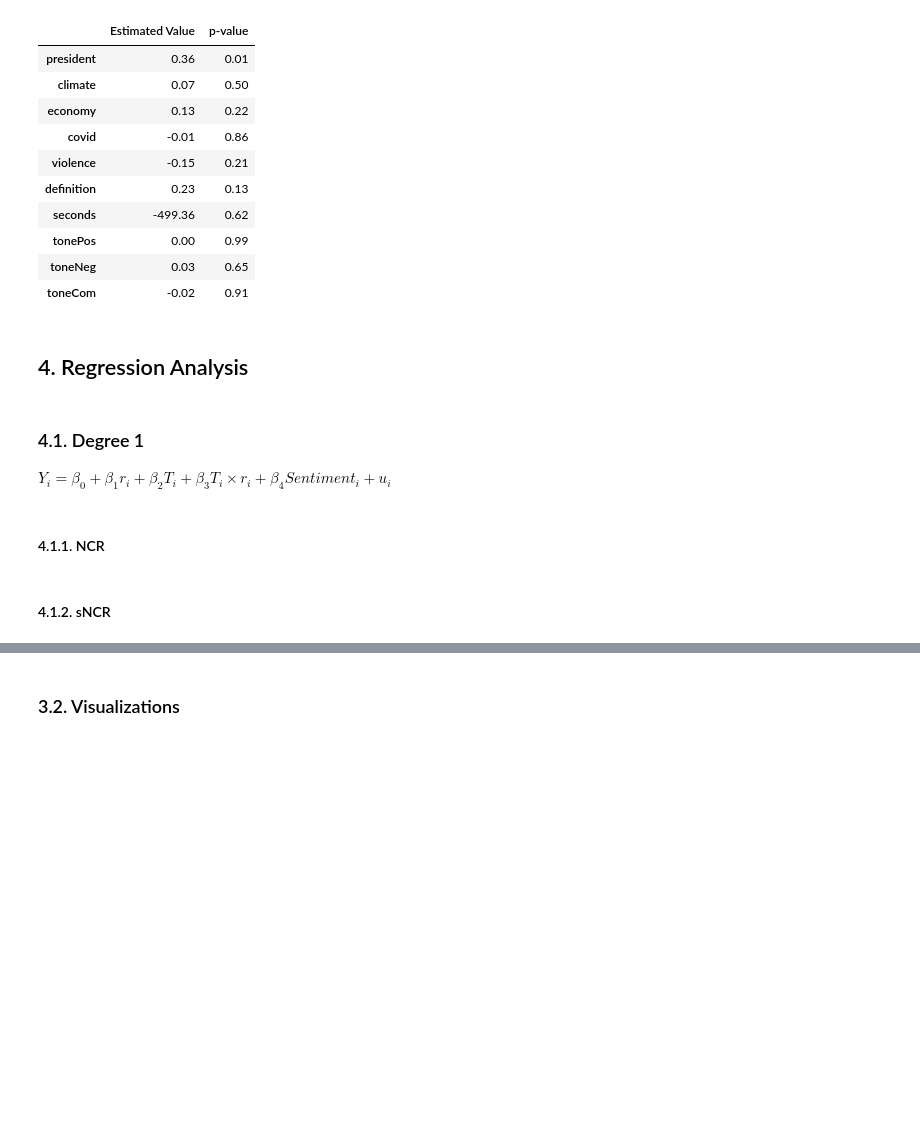
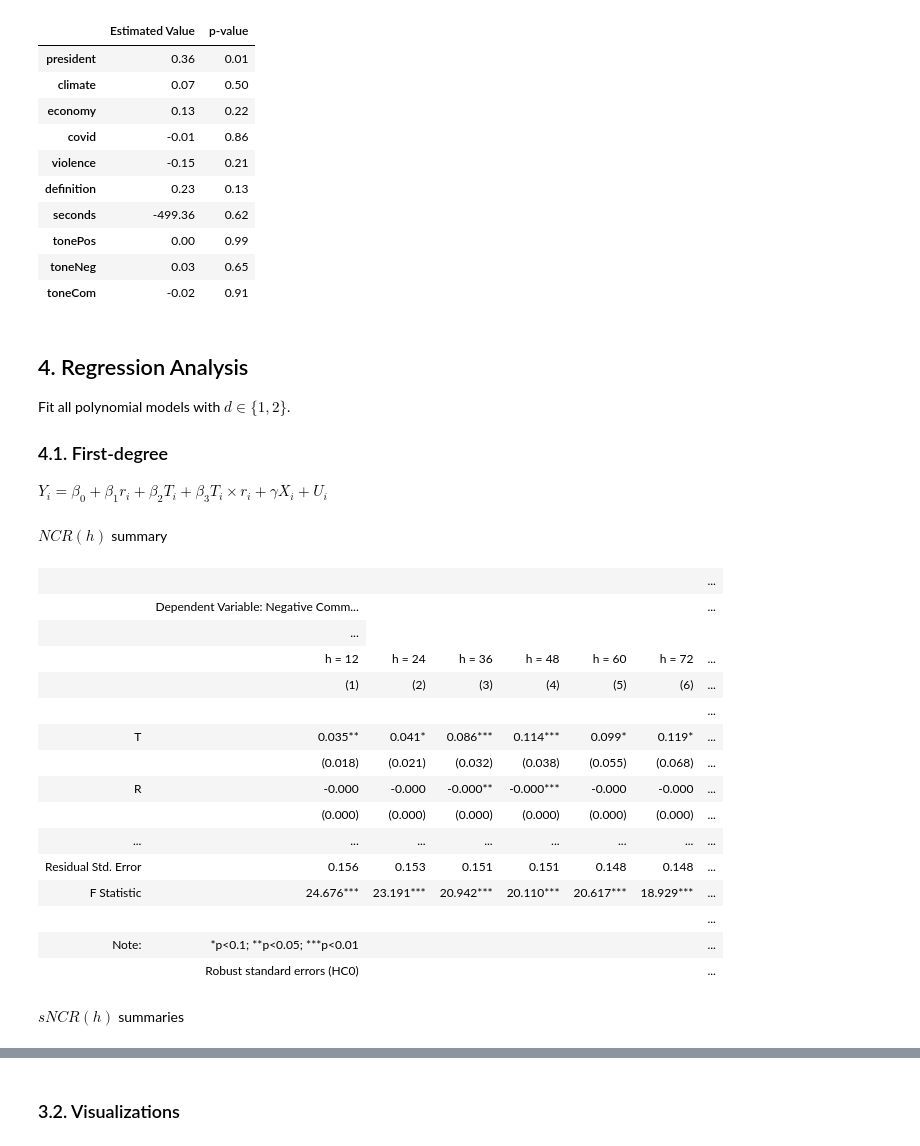
Before and after one commit to ArturoSbr/youtube-dislike-count, a Jupyter notebook: cod/02_analysis/01_analysis.ipynb, the cells around one changed output, grey strips where cells are left out. Drawn from its saved outputs; the diff is of its cells as text; code cells hidden in the pictures; blank space fills up the shorter version.

```diff
--- a/cod/02_analysis/01_analysis.ipynb
+++ b/cod/02_analysis/01_analysis.ipynb
@@ -223,33 +225,54 @@ t.round(2)
 | toneCom | -0.02 | 0.91 |
 # %% [markdown]
 ## 4. Regression Analysis
+Fit all polynomial models with $d \in \{1, 2\}$.
+
+### 4.1. First-degree
+$Y_i = \beta_0 + \beta_1 r_i + \beta_2 T_i + \beta_3 T_i \times r_i + \gamma X_i + U_i$
-# %% [markdown]
-### 4.1. Degree 1
-$Y_i = \beta_0 + \beta_1 r_i + \beta_2 T_i + \beta_3 T_i \times r_i + \beta_4 Sentiment_i + u_i$
-# %% [markdown]
-#### 4.1.1. NCR
 # %%
-X = ['treat','const','r','rTreat','titleSentiment']
-m = df['post12CommentsNum'] > 0
-models = []
+# Minumum number of comments
+mask = df['post12CommentsNum'] > 0
+
+# FIt all models
+d1 = []
 for target in ['ncr1','ncr2']:
     for window in windows:
-        m0 = sm.OLS(endog=df.loc[m, target+window], exog=df.loc[m, X], missing='drop')
-        m0 = m0.fit(cov_type='HC0')
-        models.append(m0)
+        formula = f'{target}{window} ~ treat + r + I(r * treat) + toneNeg'
+        m = sm.OLS.from_formula(formula=formula, data=df[mask]).fit(cov_type='HC0')
+        d1.append(m)
+# %% [markdown]
+$NCR(h)$ summary
 # %%
 # Summaries
-ncr1 = Stargazer(models[:6])
+ncr1 = Stargazer(d1[:6])
 ncr1.dependent_variable_name('Dependent Variable: Negative Comment Ratio')
 ncr1.custom_columns([f'h = {h}' for h in hours], [1]*6)
-ncr1.covariate_order(['treat','r','rTreat','titleSentiment','const'])
+ncr1.covariate_order(['treat','r','I(r * treat)','toneNeg','Intercept'])
+ncr1.rename_covariates({'I(r * treat)':'RxT','r':'R','treat':'T','toneNeg':'Negative tone'})
 ncr1.show_degrees_of_freedom(False)
 ncr1.add_custom_notes(['Robust standard errors (HC0)'])
 ncr1
 
 # Latex output
 # print(ncr1.render_latex())
+# %% [output]
+|  |  |  |  |  |  |  | ... |
+|  | Dependent Variable: Negative Comm... |  |  |  |  |  | ... |
+|  | ... |
+|  | h = 12 | h = 24 | h = 36 | h = 48 | h = 60 | h = 72 | ... |
+|  | (1) | (2) | (3) | (4) | (5) | (6) | ... |
+|  |  |  |  |  |  |  | ... |
+| T | 0.035** | 0.041* | 0.086*** | 0.114*** | 0.099* | 0.119* | ... |
+|  | (0.018) | (0.021) | (0.032) | (0.038) | (0.055) | (0.068) | ... |
+| R | -0.000 | -0.000 | -0.000** | -0.000*** | -0.000 | -0.000 | ... |
+|  | (0.000) | (0.000) | (0.000) | (0.000) | (0.000) | (0.000) | ... |
+| ... | ... | ... | ... | ... | ... | ... | ... |
+| Residual Std. Error | 0.156 | 0.153 | 0.151 | 0.151 | 0.148 | 0.148 | ... |
+| F Statistic | 24.676*** | 23.191*** | 20.942*** | 20.110*** | 20.617*** | 18.929*** | ... |
+|  |  |  |  |  |  |  | ... |
+| Note: | *p<0.1; **p<0.05; ***p<0.01 |  |  |  |  |  | ... |
+|  | Robust standard errors (HC0) |  |  |  |  |  | ... |
 # %% [markdown]
-#### 4.1.2. sNCR
+$sNCR(h)$ summaries
 # %%
 # Model summaries
```
Also changed, not shown: parts of 22 cells of this notebook.
